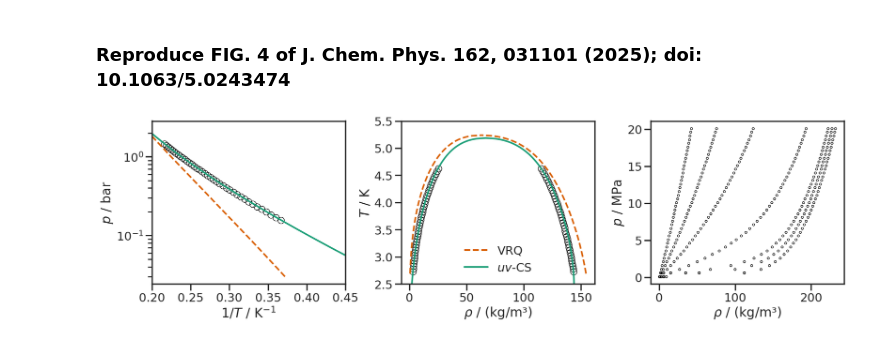
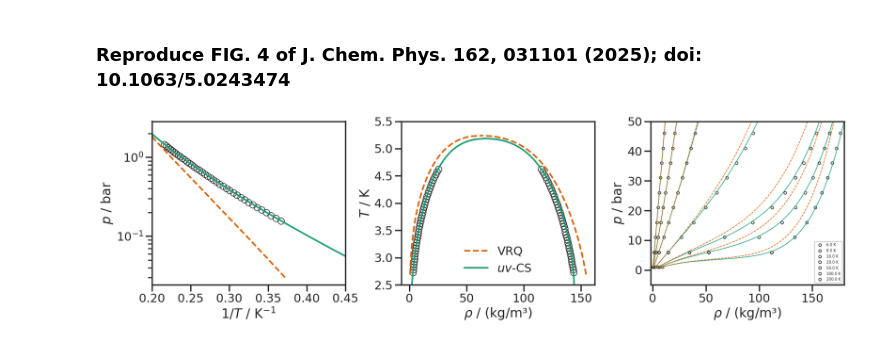
Before and after one commit to anreimer/feos, a Jupyter notebook: examples/uvcs/example.ipynb, the cells around one changed output. Drawn from its saved outputs; the diff is of its cells as text; code cells hidden in the pictures.

```diff
--- a/examples/uvcs/example.ipynb
+++ b/examples/uvcs/example.ipynb
@@ -43,6 +43,8 @@ cs_model = feos.EquationOfState.uvcstheory(feos.Parameters.new_pure(pr))
 df_cs = feos.PhaseDiagram.pure(cs_model, min_temperature=2*si.KELVIN, npoints=250).to_dict(feos.Contributions.Residual)
 # %% [markdown]
 ### Reproduce FIG. 4 of J. Chem. Phys. 162, 031101 (2025); doi: 10.1063/5.0243474
+# %%
+isotherms = isotherms.loc[isotherms['Pressure (MPa)'] < 5]
 # %%
 fig, axes = plt.subplots(1, 3, figsize=(20, 6))
 
@@ -54,35 +56,79 @@ axes[0].set_ylabel('$p$ / bar')
 axes[0].set_yscale('log')
 axes[0].plot(1/np.array(df_vrq["temperature"]), np.array(df_vrq["pressure"]) * (PASCAL/BAR), '--', color=colors[1])
 axes[0].plot(1/np.array(df_cs["temperature"]), np.array(df_cs["pressure"]) * (PASCAL/BAR),  color=colors[0])
 axes[0].set_xlim(0.2, 0.45)
 
 # --- Subplot 2: Density vs Temperature---
 axes[1].plot(vle["Density (l, kg/m3)"], vle['Temperature (K)'], "o", mec='k', mfc='None')
 axes[1].plot(vle["Density (v, kg/m3)"], vle['Temperature (K)'], 'o', mec='k', mfc='None')
 axes[1].set_xlabel('$\\rho$ / (kg/m³)')
 axes[1].set_ylabel('$T$ / K')
 axes[1].set_ylim(2.5, 5.5)
 axes[1].plot(df_vrq["mass density liquid"], df_vrq["temperature"],'--', color=colors[1], label="VRQ")
 axes[1].plot(df_vrq["mass density vapor"], df_vrq["temperature"], '--', color=colors[1] )
 
 
 axes[1].plot(df_cs["mass density liquid"], df_cs["temperature"],'-', color=colors[0], label="$uv$-CS")
 axes[1].plot(df_cs["mass density vapor"], df_cs["temperature"], '-', color=colors[0] )
 
 
 axes[1].legend(loc='best', frameon=False)
 
 #axes[1].set_title('VLE Envelope')
 
 # --- Subplot 3: Pressure vs Density (isotherms) ---
 for temp, group in isotherms.groupby('Temperature (K)'):
-    axes[2].plot(group['Density (l, kg/m3)'], group['Pressure (MPa)'],
-                 'o', mec='k', mfc='None', ms=4, label=f'{temp} K')
+    axes[2].plot(group['Density (l, kg/m3)'],np.array( group['Pressure (MPa)']) * (MEGA*PASCAL)/BAR,
+                 'o', mec='k', mfc='None', ms=5, label=f'{temp} K')
 axes[2].set_xlabel('$\\rho$ / (kg/m³)')
-axes[2].set_ylabel('$p$ / MPa')
-#axes[2].legend(fontsize=7, loc='best')
+axes[2].set_ylabel('$p$ / bar')
+axes[2].legend(fontsize=7, loc='best')
+axes[2].set_ylim(-5,50)
+axes[2].set_xlim(-2, 180)
 
+
+# --- Add theory isotherms ---
+isotherm_temps = isotherms['Temperature (K)'].unique()
+
+for i, temp in enumerate(sorted(isotherm_temps)):
+    color = colors[i % len(colors)]  # cycle through your color list
+
+    rho_min = isotherms[isotherms['Temperature (K)'] == temp]['Density (l, kg/m3)'].min()
+    rho_max = isotherms[isotherms['Temperature (K)'] == temp]['Density (l, kg/m3)'].max()
+    densities = np.linspace(rho_min * 0.8, rho_max * 1.2, 200)
+
+    pressures = []
+    valid_densities = []
+    pressures_vrq = []
+    for rho in densities:
+        try:
+            state = feos.State(
+                cs_model,
+                temperature=temp * si.KELVIN,
+                density=(rho / 4.002602) * si.MOL / si.METER**3 * 1000  # kg/m³ → mol/m³
+            )
+            p = state.pressure(feos.Contributions.Residual) / BAR
+            pig = (rho / 4.002602) * si.MOL / si.METER**3 * 1000 * RGAS * temp * KELVIN
+            #print(pig / BAR)
+            pressures.append(p + pig/BAR)
+
+
+            state = feos.State(
+                vrq_model,
+                temperature=temp * si.KELVIN,
+                density=(rho / 4.002602) * si.MOL / si.METER**3 * 1000  # kg/m³ → mol/m³
+            )
+            p = state.pressure(feos.Contributions.Residual) / BAR
+            pressures_vrq.append(p + pig/BAR)
+
+            valid_densities.append(rho)
+        except Exception:
+            continue
+
+    if valid_densities:
+        axes[2].plot(valid_densities, pressures, '-',lw=1.2, color=colors[0] )
+        axes[2].plot(valid_densities, pressures_vrq, '--',lw=1.2, color=colors[1] )
 plt.tight_layout()
 plt.show()
 # %% [output]
-[figure, old version]
+[figure, new version]
```
